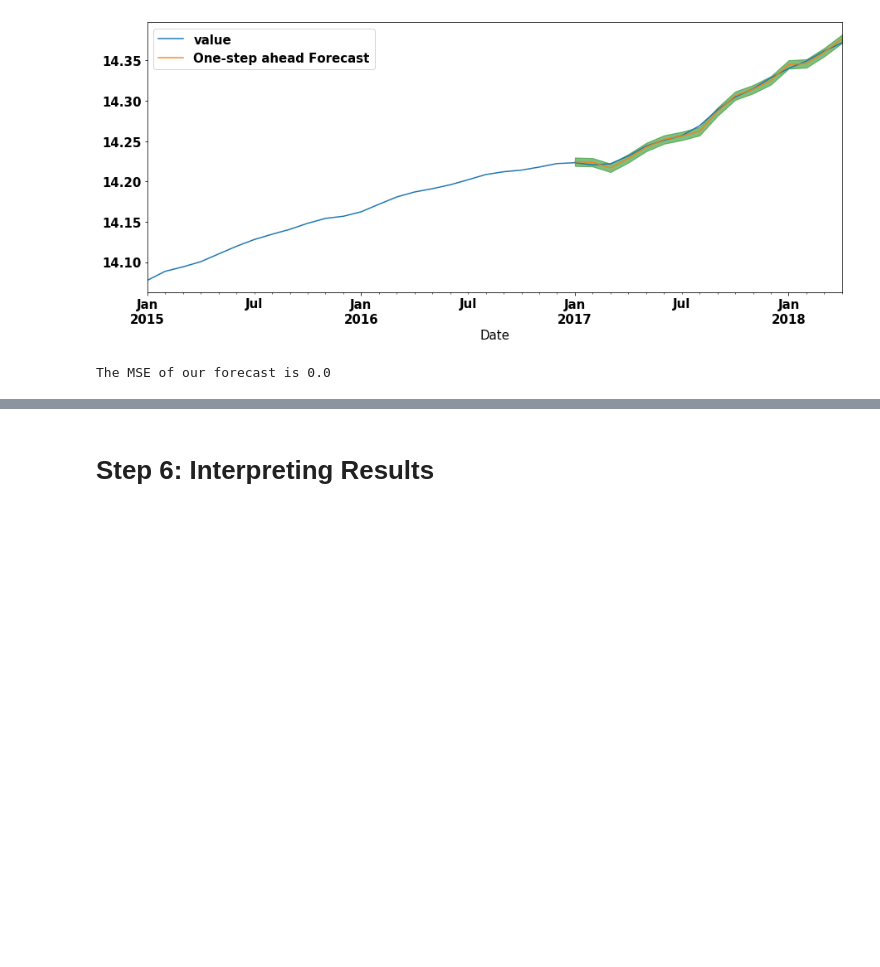
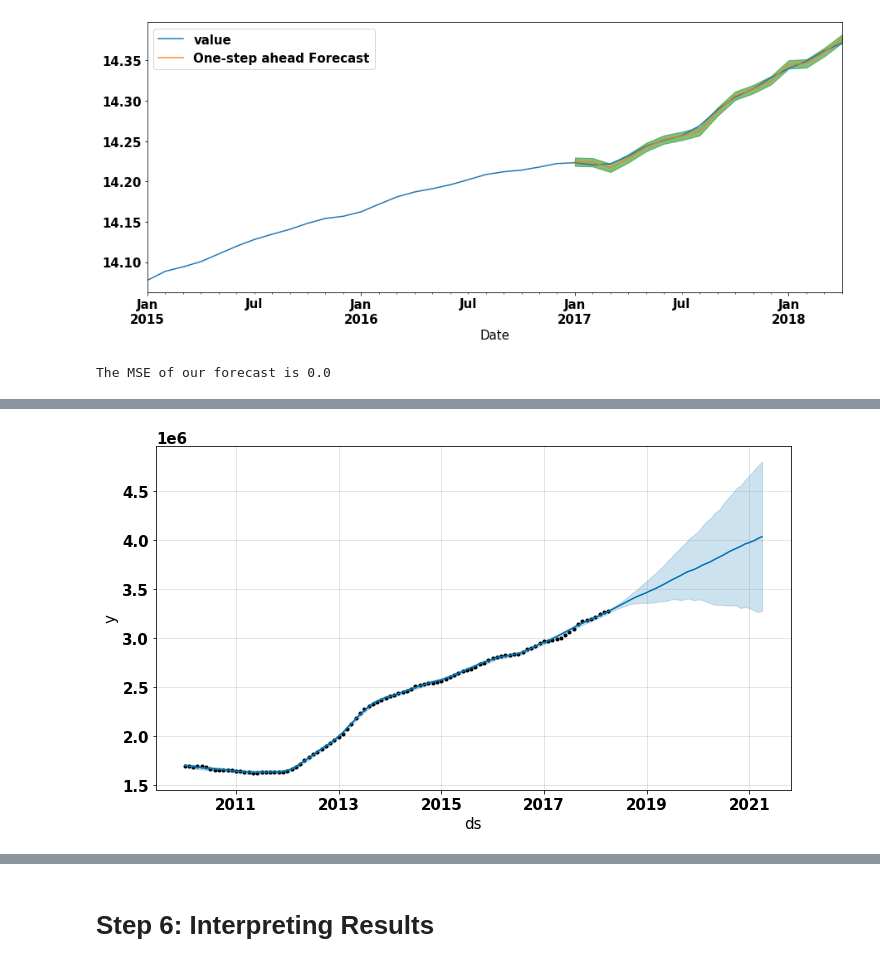
Before and after one commit to c-woo/Zillow-Time-Series, a Jupyter notebook: starter_notebook.ipynb, the cells around one changed output, grey strips where cells are left out. Cells and saved outputs as stored; diff of their text form; code cells hidden in the pictures; blank space fills up the shorter version.

```diff
--- a/starter_notebook.ipynb
+++ b/starter_notebook.ipynb
@@ -501,0 +507,4 @@ The MSE of our forecast is 0.0
+# %%
+fb_90272 = zip_90272.reset_index()
+fb_90272.rename(columns={'time': 'ds', 'value': 'y'}, inplace=True)
+fb_90272.head()
@@ -501,0 +518,3 @@ The MSE of our forecast is 0.0
+# %%
+Model = Prophet(interval_width=0.95)
+Model.fit(fb_90272)
@@ -501,0 +525,3 @@ The MSE of our forecast is 0.0
+# %%
+future_dates = Model.make_future_dataframe(periods=36, freq='MS')
+future_dates.tail()
@@ -501,0 +535,3 @@ The MSE of our forecast is 0.0
+# %%
+forecast = Model.predict(future_dates)
+forecast
@@ -501,0 +552,5 @@ The MSE of our forecast is 0.0
+# %%
+Model.plot(forecast, uncertainty=True)
+plt.show()
+# %% [output]
+[figure, added]
```
Also changed, not shown: parts of 19 cells of this notebook.
